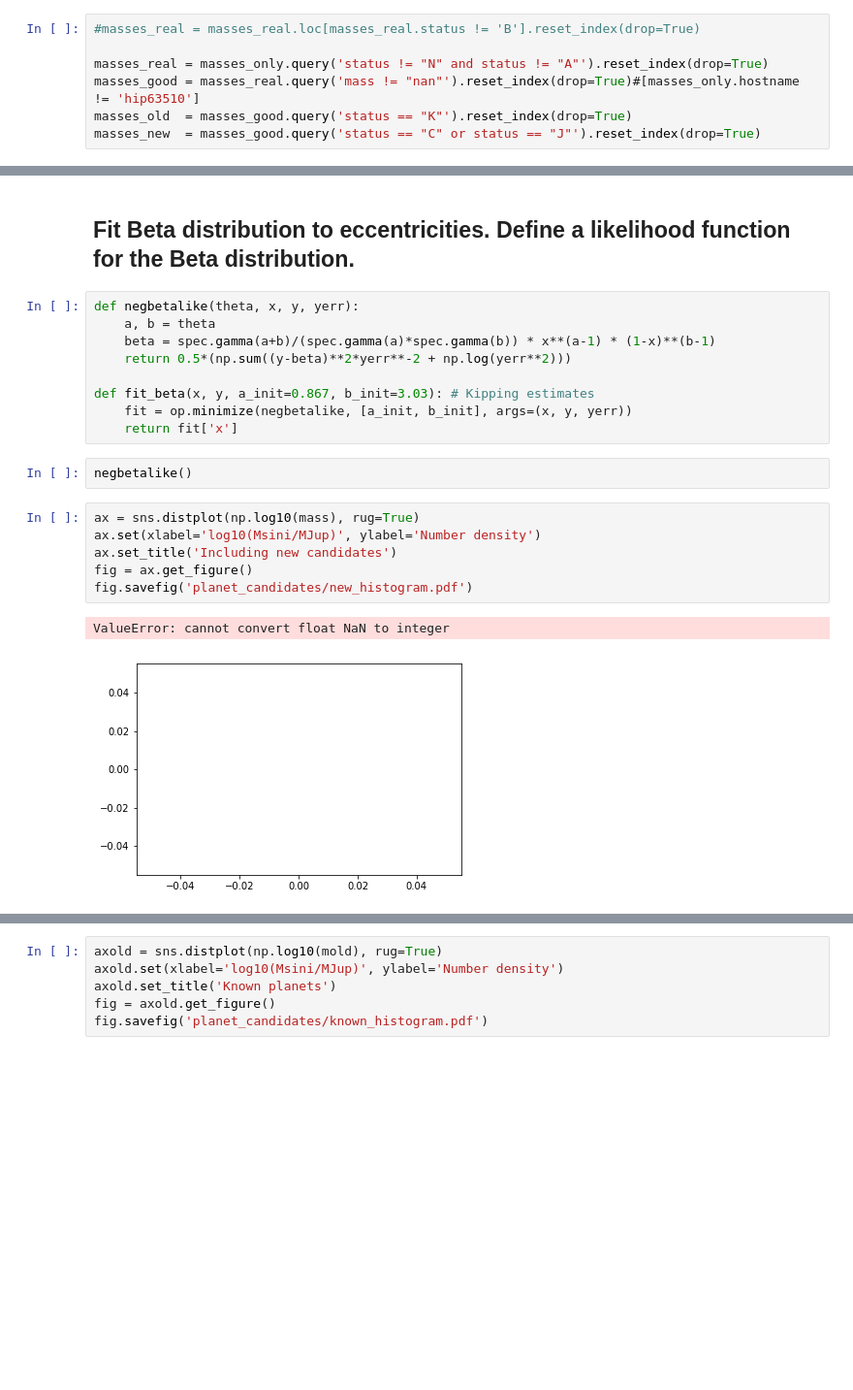
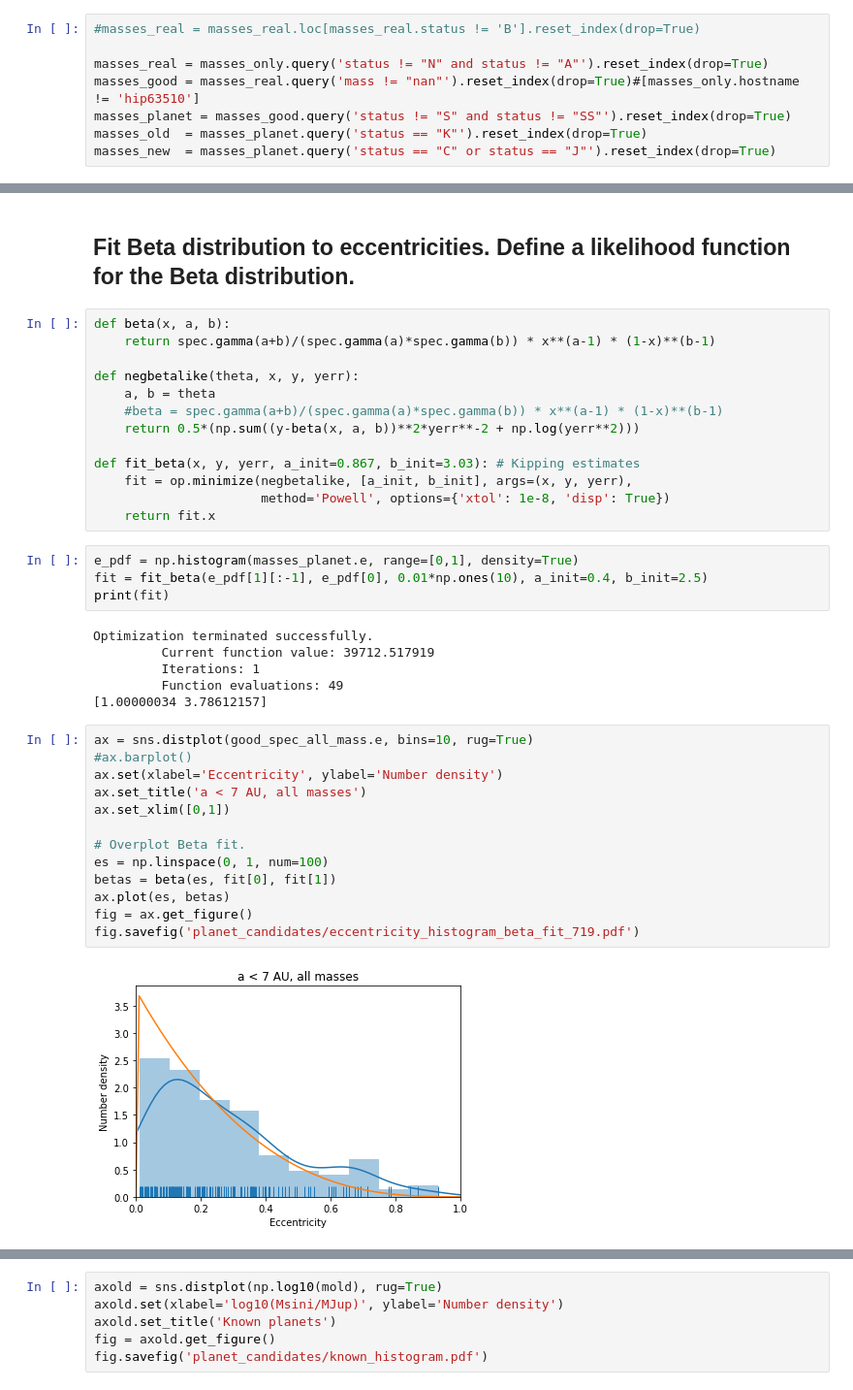
Before and after one commit to leerosenthalj/CLSI, a Jupyter notebook: Polished_exploration.ipynb, the cells around one changed output, grey strips where cells are left out. Shown at 97% size. Saved outputs shown, nothing was run; the diff lists cells and outputs as text; blank space fills up the shorter version.

```diff
--- a/Polished_exploration.ipynb
+++ b/Polished_exploration.ipynb
@@ -39,5 +32,6 @@ masses_out_earth = masses_out_earth.loc[masses_out_earth.per <= 10**4].reset_ind
 
 masses_real = masses_only.query('status != "N" and status != "A"').reset_index(drop=True)
 masses_good = masses_real.query('mass != "nan"').reset_index(drop=True)#[masses_only.hostname != 'hip63510']
-masses_old  = masses_good.query('status == "K"').reset_index(drop=True)
-masses_new  = masses_good.query('status == "C" or status == "J"').reset_index(drop=True)
+masses_planet = masses_good.query('status != "S" and status != "SS"').reset_index(drop=True)
+masses_old  = masses_planet.query('status == "K"').reset_index(drop=True)
+masses_new  = masses_planet.query('status == "C" or status == "J"').reset_index(drop=True)
@@ -366,22 +291,40 @@ fig.savefig('planet_candidates/eccentricity_histogram_all_masses.pdf')
 # %% [markdown]
 ## Fit Beta distribution to eccentricities. Define a likelihood function for the Beta distribution.
 # %%
+def beta(x, a, b):
+    return spec.gamma(a+b)/(spec.gamma(a)*spec.gamma(b)) * x**(a-1) * (1-x)**(b-1)
+
 def negbetalike(theta, x, y, yerr):
     a, b = theta
-    beta = spec.gamma(a+b)/(spec.gamma(a)*spec.gamma(b)) * x**(a-1) * (1-x)**(b-1)
-    return 0.5*(np.sum((y-beta)**2*yerr**-2 + np.log(yerr**2)))
+    #beta = spec.gamma(a+b)/(spec.gamma(a)*spec.gamma(b)) * x**(a-1) * (1-x)**(b-1)
+    return 0.5*(np.sum((y-beta(x, a, b))**2*yerr**-2 + np.log(yerr**2)))
 
-def fit_beta(x, y, a_init=0.867, b_init=3.03): # Kipping estimates
-    fit = op.minimize(negbetalike, [a_init, b_init], args=(x, y, yerr))
-    return fit['x']
+def fit_beta(x, y, yerr, a_init=0.867, b_init=3.03): # Kipping estimates
+    fit = op.minimize(negbetalike, [a_init, b_init], args=(x, y, yerr),
+                      method='Powell', options={'xtol': 1e-8, 'disp': True})
+    return fit.x
-# %%
-negbetalike()
+# %%
+e_pdf = np.histogram(masses_planet.e, range=[0,1], density=True)
+fit = fit_beta(e_pdf[1][:-1], e_pdf[0], 0.01*np.ones(10), a_init=0.4, b_init=2.5)
+print(fit)
+# %% [output]
+Optimization terminated successfully.
+         Current function value: 39712.517919
+         Iterations: 1
+         Function evaluations: 49
+[1.00000034 3.78612157]
 # %%
-ax = sns.distplot(np.log10(mass), rug=True)
-ax.set(xlabel='log10(Msini/MJup)', ylabel='Number density')
-ax.set_title('Including new candidates')
+ax = sns.distplot(good_spec_all_mass.e, bins=10, rug=True)
+#ax.barplot()
+ax.set(xlabel='Eccentricity', ylabel='Number density')
+ax.set_title('a < 7 AU, all masses')
+ax.set_xlim([0,1])
+
+# Overplot Beta fit.
+es = np.linspace(0, 1, num=100)
+betas = beta(es, fit[0], fit[1])
+ax.plot(es, betas)
 fig = ax.get_figure()
-fig.savefig('planet_candidates/new_histogram.pdf')
+fig.savefig('planet_candidates/eccentricity_histogram_beta_fit_719.pdf')
 # %% [output]
-ValueError: cannot convert float NaN to integer
-[figure, old version]
+[figure, new version]
```
Also changed, not shown: parts of 40 cells of this notebook, 22 other files.
